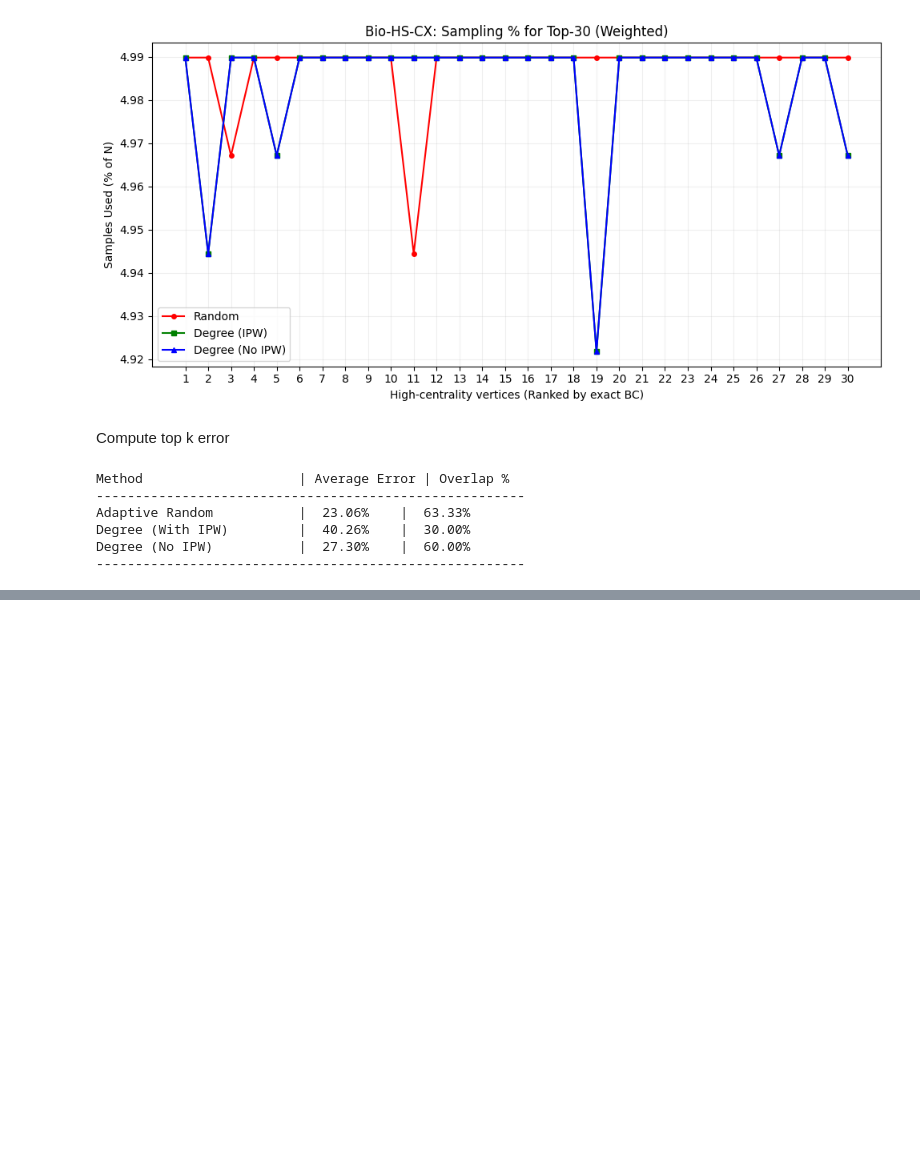
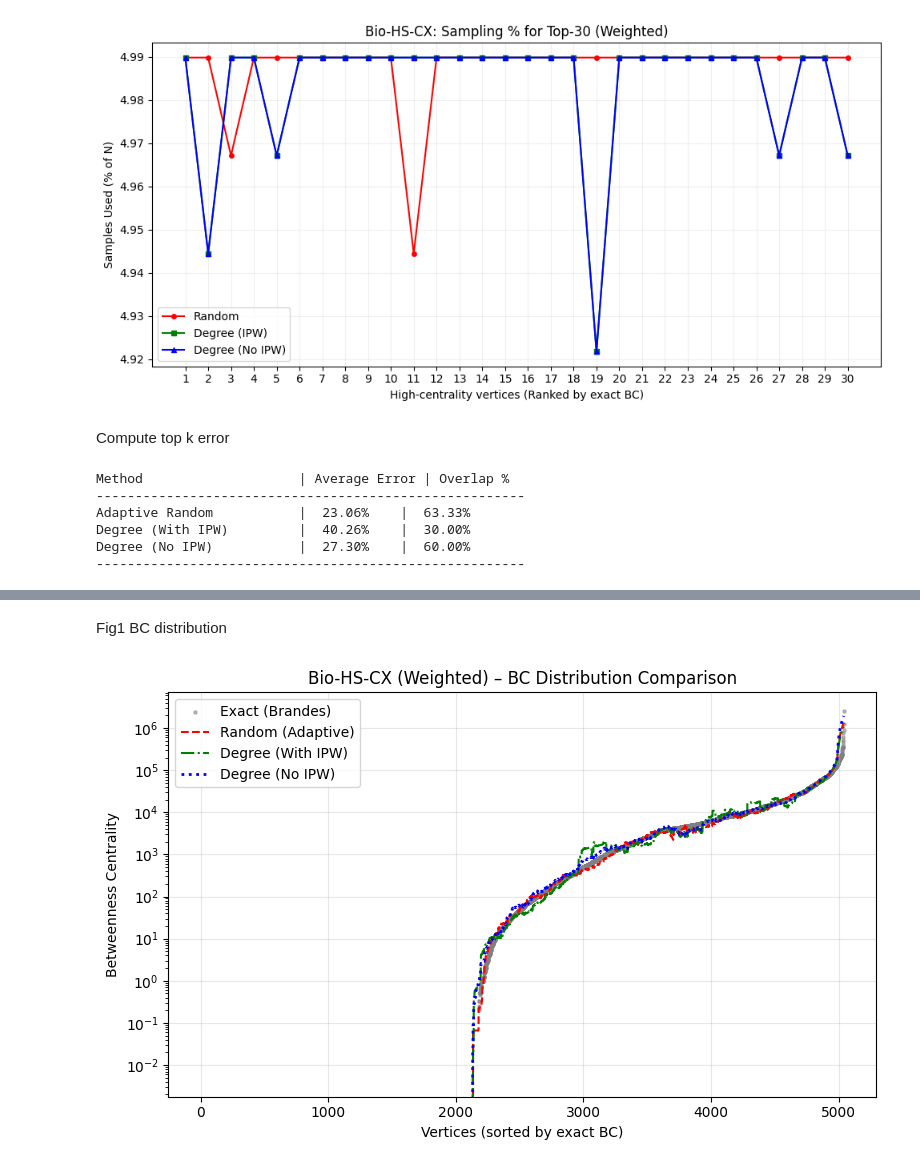
Before and after one commit to UL-masters/SNACS-course-project, a Jupyter notebook: notebooks/approx_bc_new_combined.ipynb, the cells around one changed output, grey strips where cells are left out. Saved outputs shown, nothing was run; the diff lists cells and outputs as text; code cells hidden in the pictures; blank space fills up the shorter version.

```diff
--- a/notebooks/approx_bc_new_combined.ipynb
+++ b/notebooks/approx_bc_new_combined.ipynb
@@ -1767,0 +1797,12 @@ Degree (No IPW)           |  27.30%    |  60.00%
+# %%
+# Run Weighted Random Approx
+approx_adv, k_used_adv, sssp_used_adv = approx_bc_algorithm1_random_weighted(
+    G_adv,
+    c=c_val,
+    cutoff_factor=cutoff_factor,
+    seed=seed,
+    weight='weight'
+)
+
+print(f"[Advogato Weighted Random] SSSP used = {sssp_used_adv}, "
+      f"avg samples = {np.mean(list(k_used_adv.values())):.2f}")
@@ -1767,0 +1829,12 @@ Degree (No IPW)           |  27.30%    |  60.00%
+# %%
+# Run Weighted Degree-based Approx
+approx_adv_deg, k_used_adv_deg, sssp_used_adv_deg = approx_bc_algorithm1_degree_based_weighted(
+    G_adv,
+    c=c_val,
+    cutoff_factor=cutoff_factor,
+    seed=seed,
+    weight='weight'
+)
+
+print(f"[Advogato Weighted Degree] SSSP used = {sssp_used_adv_deg}, "
+      f"avg samples = {np.mean(list(k_used_adv_deg.values())):.2f}")
@@ -1767,0 +1847,4 @@ Degree (No IPW)           |  27.30%    |  60.00%
+# %%
+approx_adv_deg_no, k_used_adv_deg_no, bfs_used_adv_deg_no = approx_bc_algorithm1_degree_based_weighted_no_ipw(
+    G_adv, c=c_val, cutoff_factor=cutoff_factor, seed=seed, alpha=1.0, weight='weight'
+)
@@ -1767,0 +1856,7 @@ Degree (No IPW)           |  27.30%    |  60.00%
+# %%
+#Exact Weighted Brandes
+print("Running Exact Weighted BC (NetworkX).")
+t0 = perf_counter()
+exact_adv = nx.betweenness_centrality(G_adv, normalized=False, weight='weight')
+t1 = perf_counter()
+print(f"[Advogato Exact] finished in {t1 - t0:.2f}s")
@@ -1767,0 +1866,12 @@ Degree (No IPW)           |  27.30%    |  60.00%
+# %% [markdown]
+Fig1 BC distribution
+# %%
+plot_fig1_four_methods(
+    exact_bc = exact_adv,
+    approx_rand = approx_adv,
+    approx_deg_ipw = approx_adv_deg,
+    approx_deg_no_ipw = approx_adv_deg_no,
+    title_suffix = "Bio-HS-CX (Weighted)"
+)
+# %% [output]
+[figure, added]
```
Also changed, not shown: parts of 18 cells of this notebook, 1 other file.
